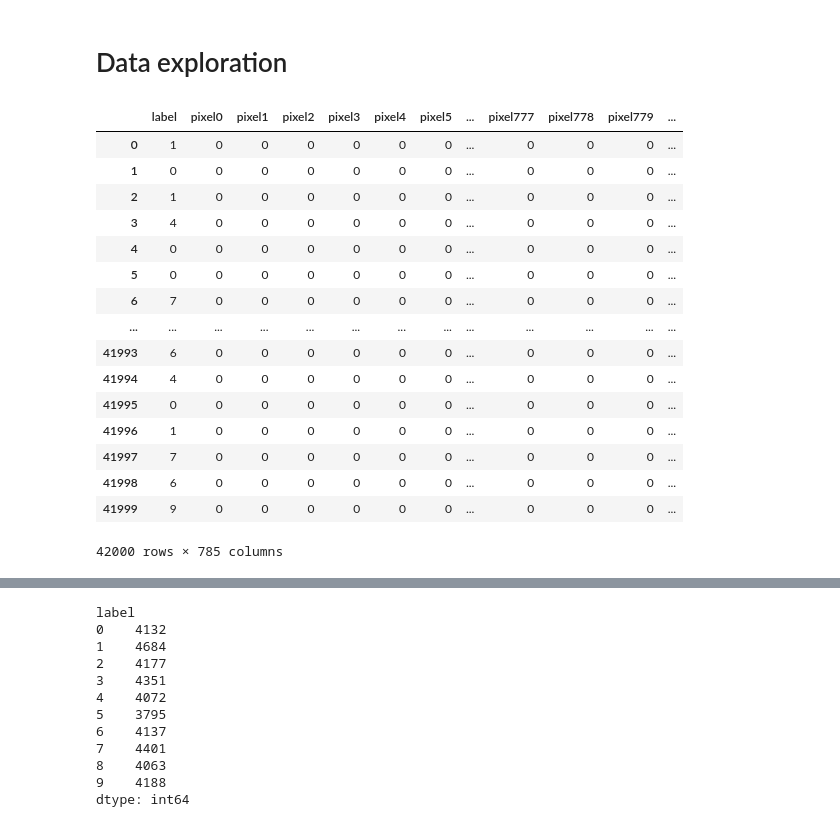
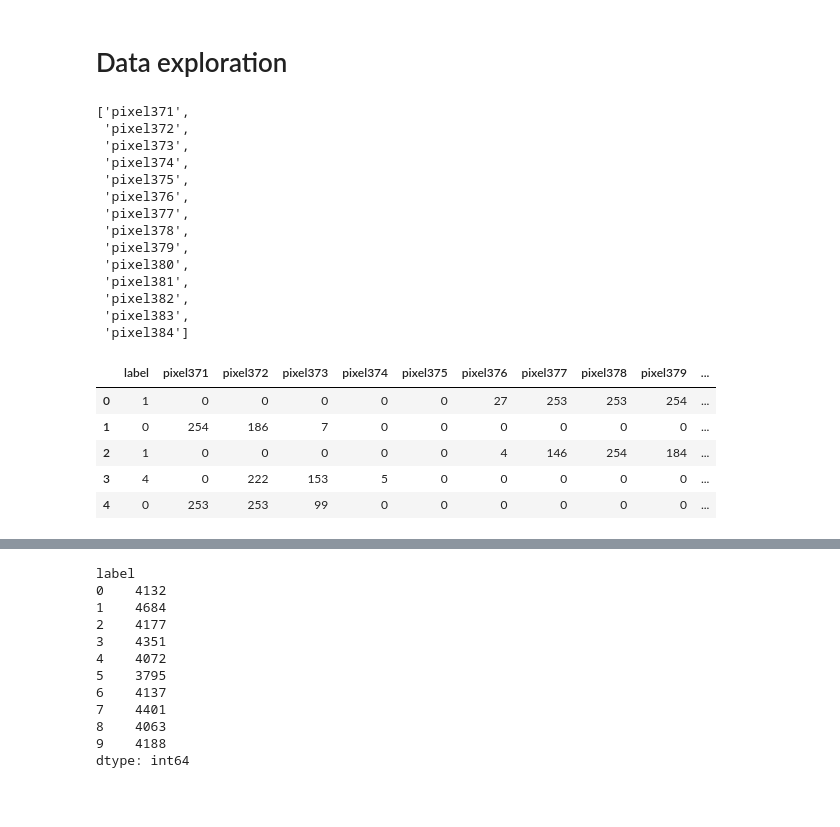
Before and after one commit to stefanistrate/kaggle-digit-recognizer, a Jupyter notebook: notebooks/data_exploration.ipynb, the cells around one changed output, grey strips where cells are left out. Cells and saved outputs as stored; diff of their text form; code cells hidden in the pictures; blank space fills up the shorter version.

Commit message:
Print pixels in the middle of images (both train & test data).

```diff
--- a/notebooks/data_exploration.ipynb
+++ b/notebooks/data_exploration.ipynb
@@ -3,29 +3,35 @@
 # %%
 import numpy as np
 import pandas as pd
-
-pd.set_option('display.max_rows', 15)
-pd.set_option('display.max_columns', 15)
+# %%
+pixel_start = 13 * 28 + 7
+pixel_end = pixel_start + 14
+pixel_columns = ['pixel%d' % pixel for pixel in range(pixel_start, pixel_end)]
+pixel_columns
+# %% [output]
+['pixel371',
+ 'pixel372',
+ 'pixel373',
+ 'pixel374',
+ 'pixel375',
+ 'pixel376',
+ 'pixel377',
+ 'pixel378',
+ 'pixel379',
+ 'pixel380',
+ 'pixel381',
+ 'pixel382',
+ 'pixel383',
+ 'pixel384']
 # %%
 train = pd.read_csv('../data/train.csv', dtype=np.uint8)
-train
+train[['label'] + pixel_columns].head()
 # %% [output]
-|  | label | pixel0 | pixel1 | pixel2 | pixel3 | pixel4 | pixel5 | ... | pixel777 | pixel778 | pixel779 | ... |
-| 0 | 1 | 0 | 0 | 0 | 0 | 0 | 0 | ... | 0 | 0 | 0 | ... |
-| 1 | 0 | 0 | 0 | 0 | 0 | 0 | 0 | ... | 0 | 0 | 0 | ... |
-| 2 | 1 | 0 | 0 | 0 | 0 | 0 | 0 | ... | 0 | 0 | 0 | ... |
-| 3 | 4 | 0 | 0 | 0 | 0 | 0 | 0 | ... | 0 | 0 | 0 | ... |
-| 4 | 0 | 0 | 0 | 0 | 0 | 0 | 0 | ... | 0 | 0 | 0 | ... |
-| 5 | 0 | 0 | 0 | 0 | 0 | 0 | 0 | ... | 0 | 0 | 0 | ... |
-| 6 | 7 | 0 | 0 | 0 | 0 | 0 | 0 | ... | 0 | 0 | 0 | ... |
-| ... | ... | ... | ... | ... | ... | ... | ... | ... | ... | ... | ... | ... |
-| 41993 | 6 | 0 | 0 | 0 | 0 | 0 | 0 | ... | 0 | 0 | 0 | ... |
-| 41994 | 4 | 0 | 0 | 0 | 0 | 0 | 0 | ... | 0 | 0 | 0 | ... |
-| 41995 | 0 | 0 | 0 | 0 | 0 | 0 | 0 | ... | 0 | 0 | 0 | ... |
-| 41996 | 1 | 0 | 0 | 0 | 0 | 0 | 0 | ... | 0 | 0 | 0 | ... |
-| 41997 | 7 | 0 | 0 | 0 | 0 | 0 | 0 | ... | 0 | 0 | 0 | ... |
-| 41998 | 6 | 0 | 0 | 0 | 0 | 0 | 0 | ... | 0 | 0 | 0 | ... |
-| 41999 | 9 | 0 | 0 | 0 | 0 | 0 | 0 | ... | 0 | 0 | 0 | ... |
+|  | label | pixel371 | pixel372 | pixel373 | pixel374 | pixel375 | pixel376 | pixel377 | pixel378 | pixel379 | ... |
+| 0 | 1 | 0 | 0 | 0 | 0 | 0 | 27 | 253 | 253 | 254 | ... |
+| 1 | 0 | 254 | 186 | 7 | 0 | 0 | 0 | 0 | 0 | 0 | ... |
+| 2 | 1 | 0 | 0 | 0 | 0 | 0 | 4 | 146 | 254 | 184 | ... |
+| 3 | 4 | 0 | 222 | 153 | 5 | 0 | 0 | 0 | 0 | 0 | ... |
+| 4 | 0 | 253 | 253 | 99 | 0 | 0 | 0 | 0 | 0 | 0 | ... |
-42000 rows × 785 columns
 # %%
 test = pd.read_csv('../data/test.csv', dtype=np.uint8)
```
Also changed, not shown: parts of 2 cells of this notebook.
